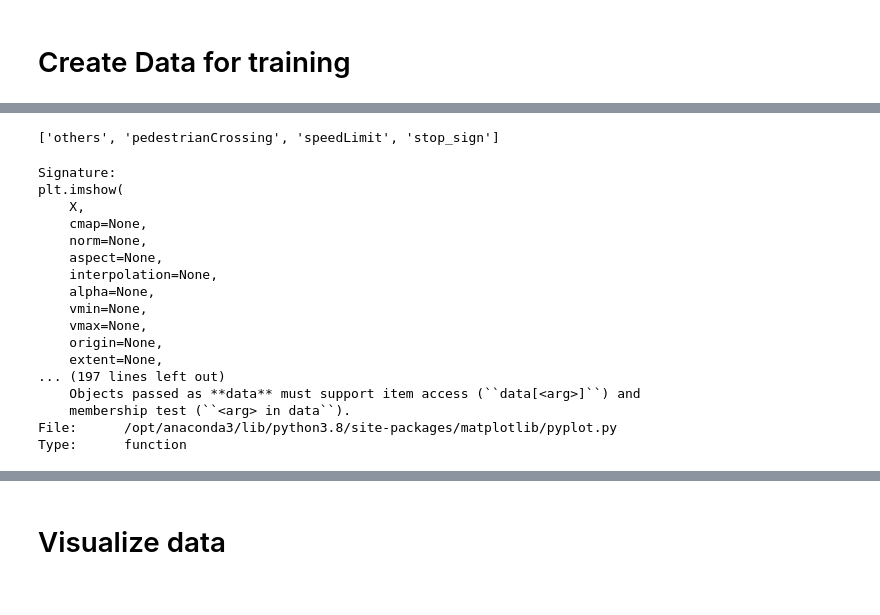
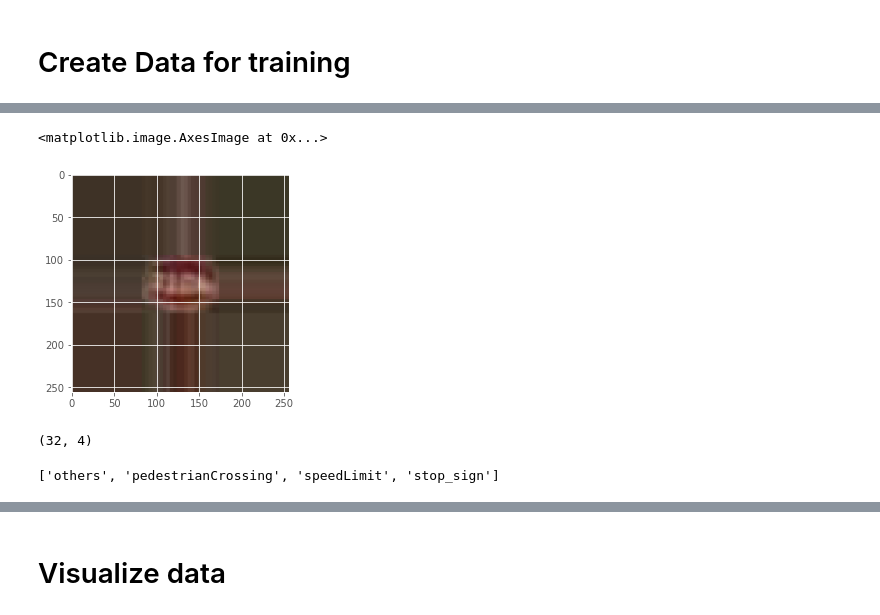
Before and after one commit to TamTQuach/Capstone2, a Jupyter notebook: EDA.ipynb, the cells around one changed output, grey strips where cells are left out. Drawn from its saved outputs; the diff is of its cells as text; code cells hidden in the pictures.

```diff
--- a/EDA.ipynb
+++ b/EDA.ipynb
@@ -99,0 +175,9 @@ Using 2352 files for validation.
+# %%
+plt.imshow(images[1])
+# %% [output]
+<matplotlib.image.AxesImage at 0x...>
+[figure, added]
+# %%
+labels.shape
+# %% [output]
+(32, 4)
@@ -109,20 +196,0 @@ train = ImageDataGenerator()
-# %%
-plt.imshow?
-# %% [output]
-Signature:
-plt.imshow(
-    X,
-    cmap=None,
-    norm=None,
-    aspect=None,
-    interpolation=None,
-    alpha=None,
-    vmin=None,
-    vmax=None,
-    origin=None,
-    extent=None,
-... (197 lines left out)
-    Objects passed as **data** must support item access (``data[<arg>]``) and
-    membership test (``<arg> in data``).
-File:      /opt/anaconda3/lib/python3.8/site-packages/matplotlib/pyplot.py
-Type:      function
```
Also changed, not shown: parts of 30 cells of this notebook.
